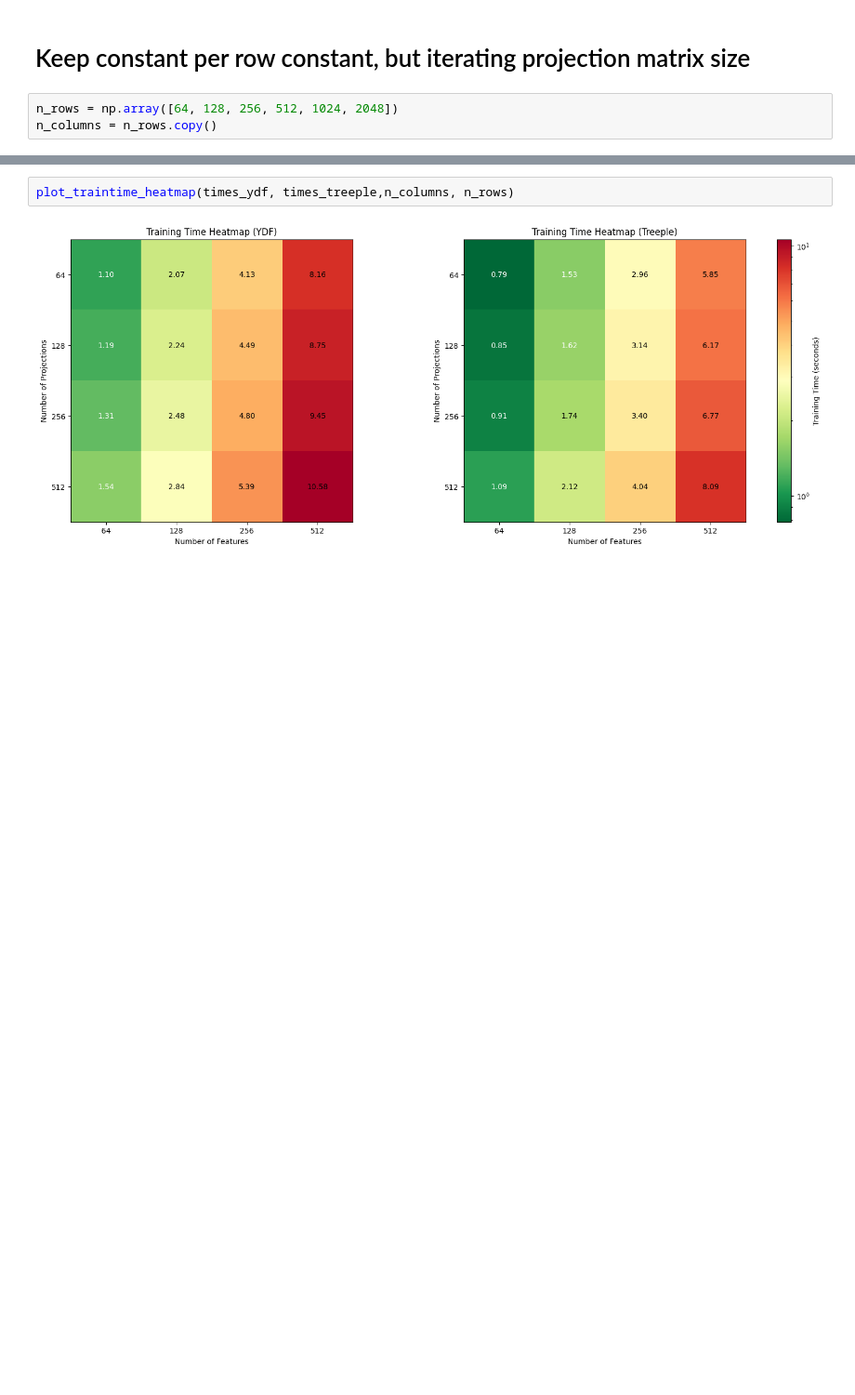
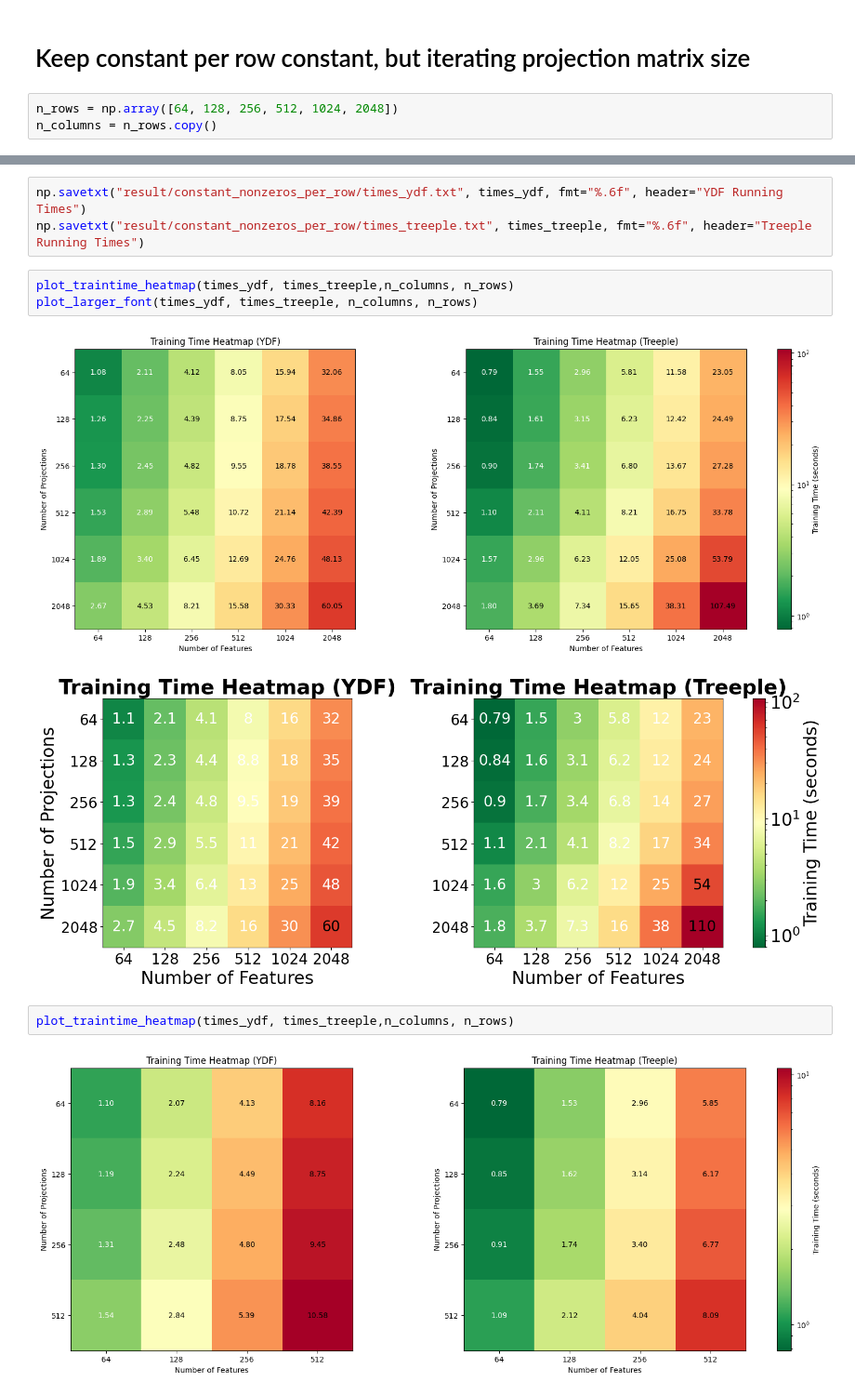
Before and after one commit to ClarkXu0625/treeple, a Jupyter notebook: clark/experiments/constant_non0_projection_exp_4_21.ipynb, the cells around one changed output, grey strips where cells are left out. Shown at 93% size. Cells and saved outputs as stored; diff of their text form; blank space fills up the shorter version.

Commit message:
save constant per row results

```diff
--- a/clark/experiments/constant_non0_projection_exp_4_21.ipynb
+++ b/clark/experiments/constant_non0_projection_exp_4_21.ipynb
@@ -2856,3 +3050,12 @@ Model trained in 0:00:08.748894
+# %%
+np.savetxt("result/constant_nonzeros_per_row/times_ydf.txt", times_ydf, fmt="%.6f", header="YDF Running Times")
+np.savetxt("result/constant_nonzeros_per_row/times_treeple.txt", times_treeple, fmt="%.6f", header="Treeple Running Times")
+# %%
+plot_traintime_heatmap(times_ydf, times_treeple,n_columns, n_rows)
+plot_larger_font(times_ydf, times_treeple, n_columns, n_rows)
+# %% [output]
+[figure, added]
+[figure, added]
 # %%
 plot_traintime_heatmap(times_ydf, times_treeple,n_columns, n_rows)
 # %% [output]
```
Also changed, not shown: parts of 4 cells of this notebook, 2 other files.
